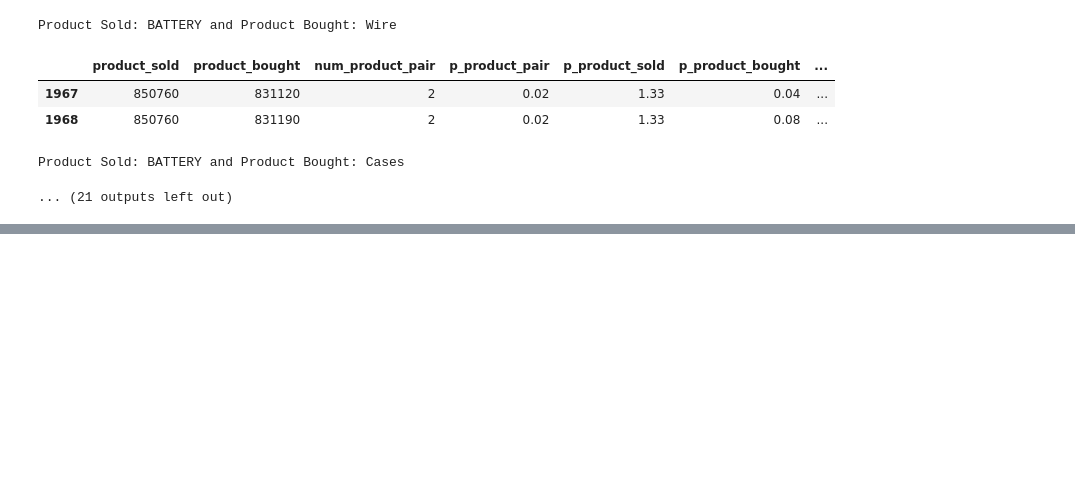
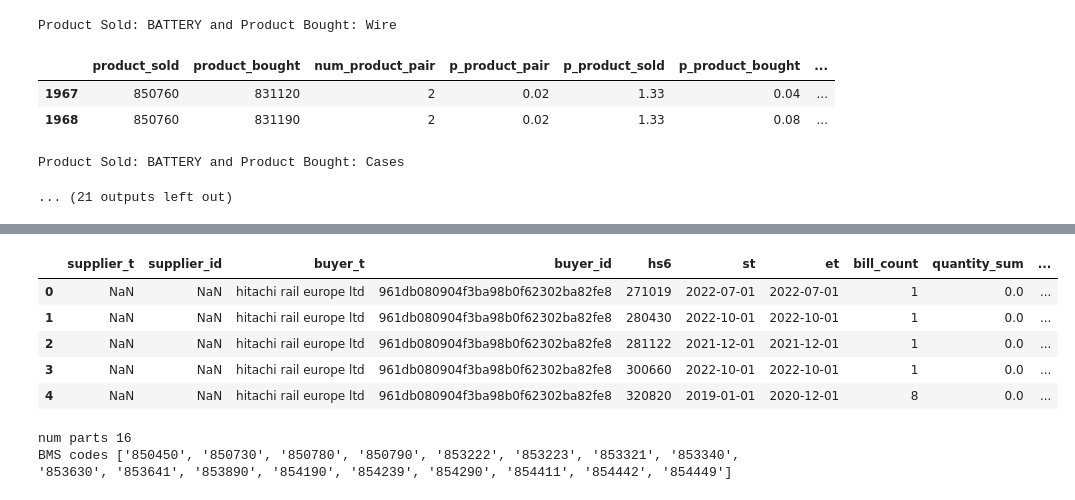
Before and after one commit to juandifers/supply-chain-model, a Jupyter notebook: battery_subgraph_reconstruction.ipynb, the cells around one changed output, grey strips where cells are left out. Saved outputs shown, nothing was run; the diff lists cells and outputs as text; code cells hidden in the pictures; blank space fills up the shorter version.

```diff
--- a/battery_subgraph_reconstruction.ipynb
+++ b/battery_subgraph_reconstruction.ipynb
@@ -747,0 +757,19 @@ Product Sold: BATTERY and Product Bought: Cases
+# %%
+# load index
+index = pd.read_csv("s3://supply-web-data-storage/CSV/index_hs6.csv")
+index.head()
+# %% [output]
+|  | supplier_t | supplier_id | buyer_t | buyer_id | hs6 | st | et | bill_count | quantity_sum | ... |
+| 0 | NaN | NaN | hitachi rail europe ltd | 961db080904f3ba98b0f62302ba82fe8 | 271019 | 2022-07-01 | 2022-07-01 | 1 | 0.0 | ... |
+| 1 | NaN | NaN | hitachi rail europe ltd | 961db080904f3ba98b0f62302ba82fe8 | 280430 | 2022-10-01 | 2022-10-01 | 1 | 0.0 | ... |
+| 2 | NaN | NaN | hitachi rail europe ltd | 961db080904f3ba98b0f62302ba82fe8 | 281122 | 2021-12-01 | 2021-12-01 | 1 | 0.0 | ... |
+| 3 | NaN | NaN | hitachi rail europe ltd | 961db080904f3ba98b0f62302ba82fe8 | 300660 | 2022-10-01 | 2022-10-01 | 1 | 0.0 | ... |
+| 4 | NaN | NaN | hitachi rail europe ltd | 961db080904f3ba98b0f62302ba82fe8 | 320820 | 2019-01-01 | 2020-12-01 | 8 | 0.0 | ... |
+# %%
+# load BOM dictionary
+bom = parse_battery_bom()
+print('num parts', len(bom))
+print('BMS codes', bom['BMS'])
+# %% [output]
+num parts 16
+BMS codes ['850450', '850730', '850780', '850790', '853222', '853223', '853321', '853340', '853630', '853641', '853890', '854190', '854239', '854290', '854411', '854442', '854449']
```
Also changed, not shown: parts of 15 cells of this notebook.
